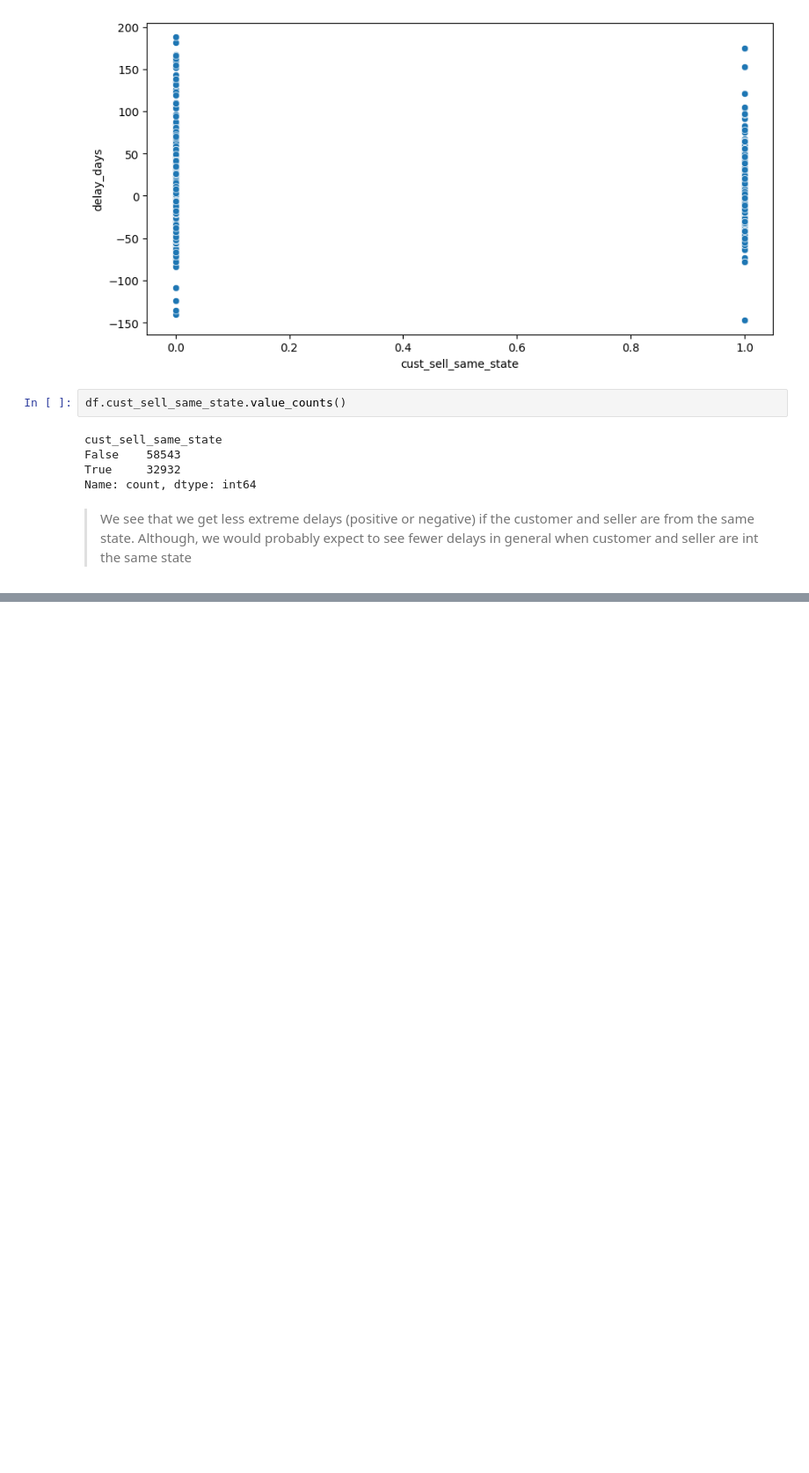
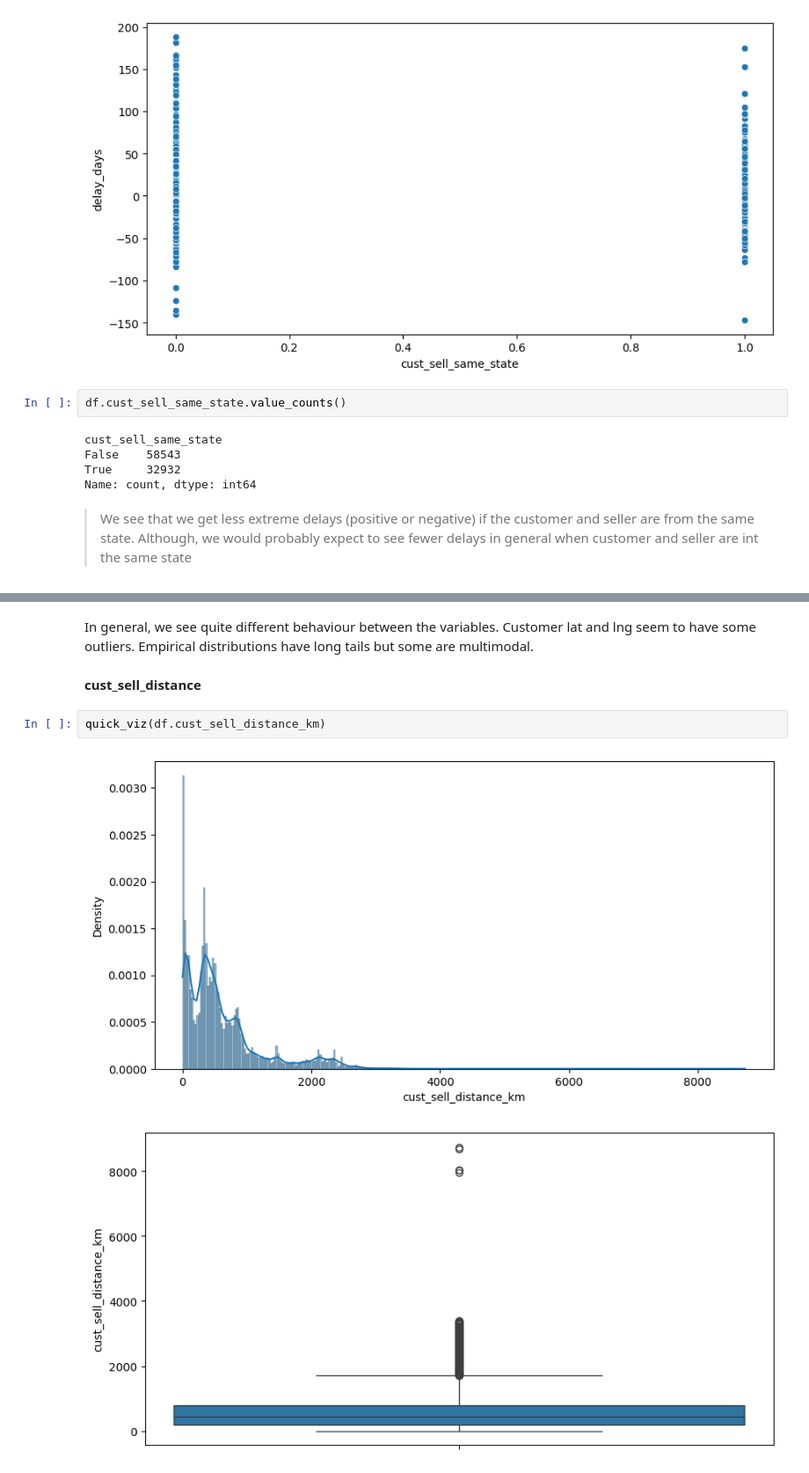
Before and after one commit to jakubpyszniak/ML_II_final_project, a Jupyter notebook: 2. Feature ranking_selection.ipynb, the cells around one changed output, grey strips where cells are left out. Shown at 88% size. Saved outputs shown, nothing was run; the diff lists cells and outputs as text; blank space fills up the shorter version.

```diff
--- a/2. Feature ranking_selection.ipynb
+++ b/2. Feature ranking_selection.ipynb
@@ -534,0 +614,9 @@ quick_viz(df.customer_lat)
+# %% [markdown]
+In general, we see quite different behaviour between the variables. Customer lat and lng seem to have some outliers. Empirical distributions have long tails but some are multimodal.
+# %% [markdown]
+**cust_sell_distance**
+# %%
+quick_viz(df.cust_sell_distance_km)
+# %% [output]
+[figure, added]
+[figure, added]
```
Also changed, not shown: parts of 23 cells of this notebook.
